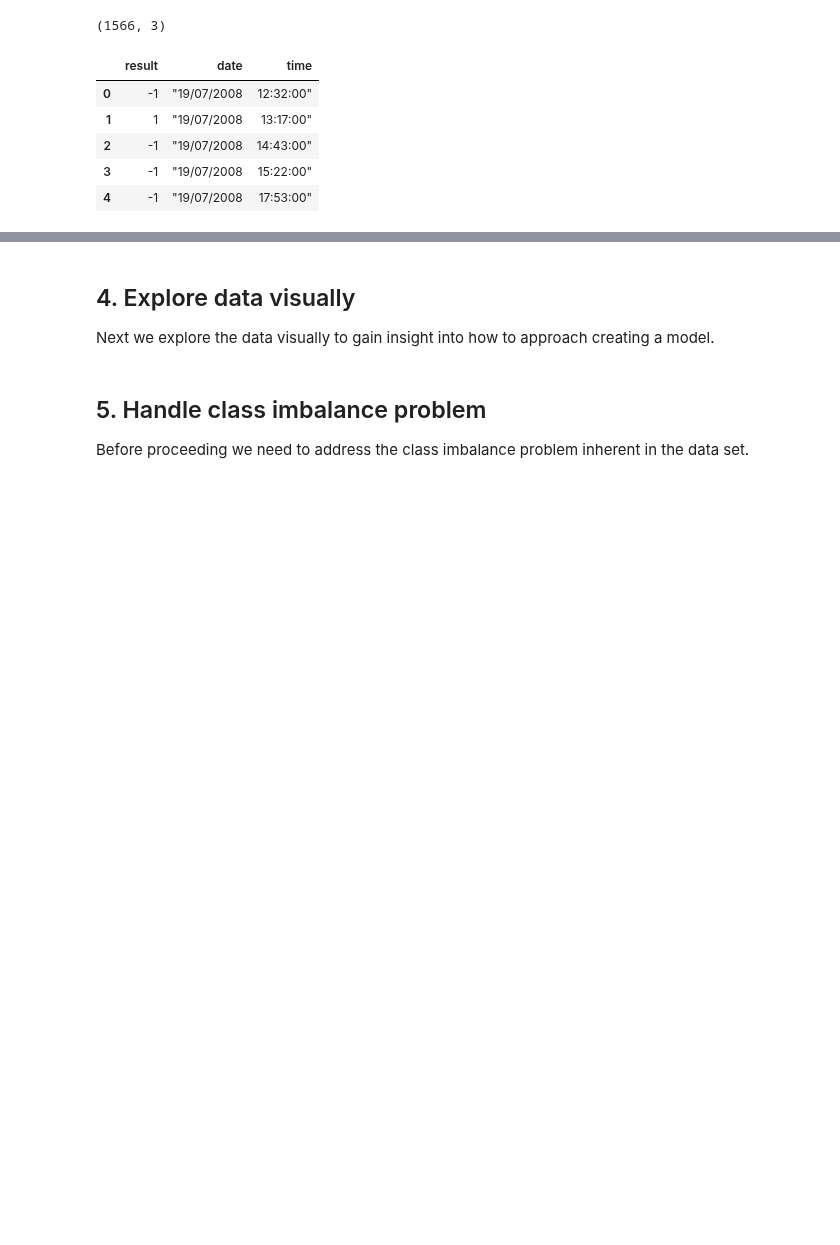
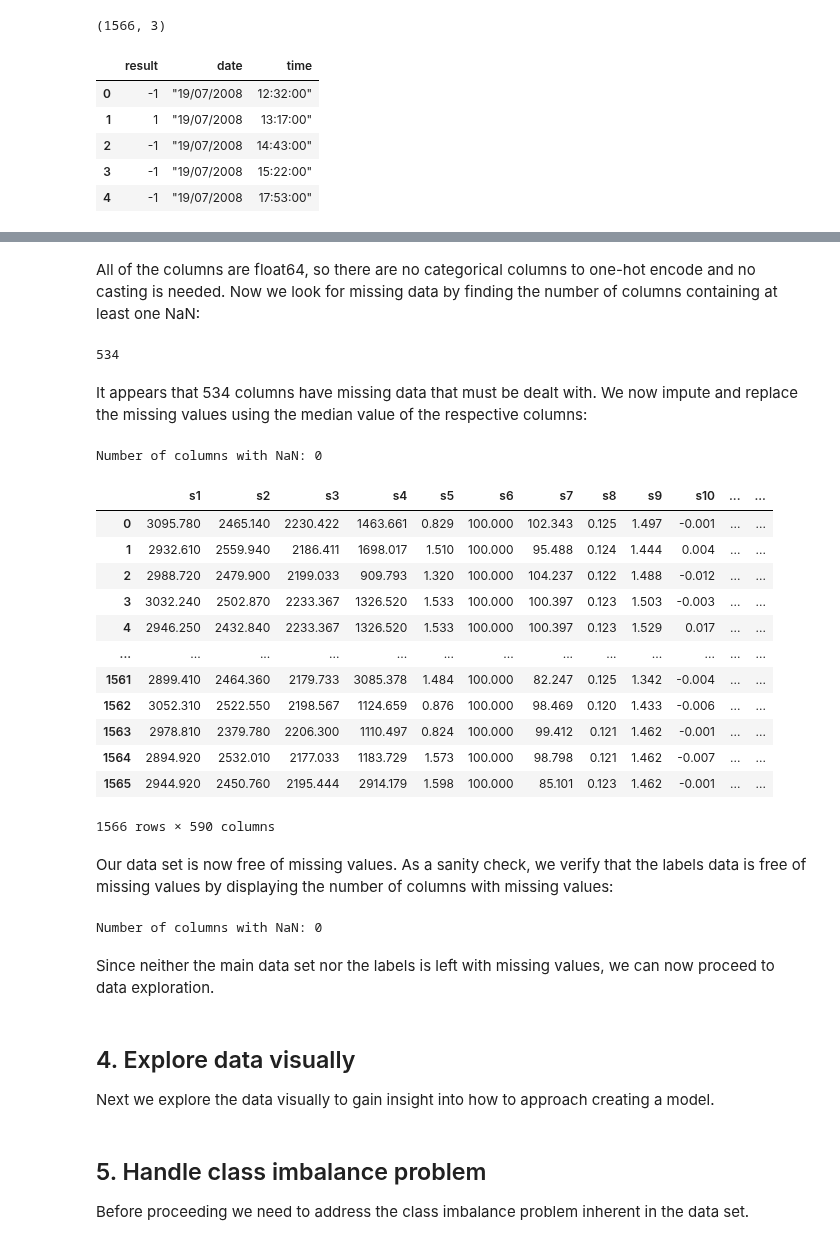
Before and after one commit to pelorenz/data-science-420, a Jupyter notebook: M01-PeterLorenz.ipynb, the cells around one changed output, grey strips where cells are left out. Cells and saved outputs as stored; diff of their text form; code cells hidden in the pictures; blank space fills up the shorter version.

Commit message:
Data cleaning

```diff
--- a/M01-PeterLorenz.ipynb
+++ b/M01-PeterLorenz.ipynb
@@ -101,3 +101,44 @@ We begin by cleaning and preparing the data.
+# %% [markdown]
+All of the columns are float64, so there are no categorical columns to one-hot encode and no casting is needed. Now we look for missing data by finding the number of columns containing at least one NaN:
+# %%
+# Display number of columns with NaN in sensor data set
+print("Number of columns with NaN:", len(sensor_data.columns[sensor_data.isna().any()]))
+# %% [output]
+534
+# %% [markdown]
+It appears that 534 columns have missing data that must be dealt with. We now impute and replace the missing values using the median value of the respective columns:
+# %%
+# Impute and replace missing values using column median
+sensor_data = sensor_data.replace('?', np.NaN).apply(lambda x: x.fillna(x.median()))
+
+# Verify imputation of missing values
+print("Number of columns with NaN:", len(sensor_data.columns[sensor_data.isna().any()]))
+sensor_data
+# %% [output]
+Number of columns with NaN: 0
+|  | s1 | s2 | s3 | s4 | s5 | s6 | s7 | s8 | s9 | s10 | ... | ... |
+| 0 | 3095.780 | 2465.140 | 2230.422 | 1463.661 | 0.829 | 100.000 | 102.343 | 0.125 | 1.497 | -0.001 | ... | ... |
+| 1 | 2932.610 | 2559.940 | 2186.411 | 1698.017 | 1.510 | 100.000 | 95.488 | 0.124 | 1.444 | 0.004 | ... | ... |
+| 2 | 2988.720 | 2479.900 | 2199.033 | 909.793 | 1.320 | 100.000 | 104.237 | 0.122 | 1.488 | -0.012 | ... | ... |
+| 3 | 3032.240 | 2502.870 | 2233.367 | 1326.520 | 1.533 | 100.000 | 100.397 | 0.123 | 1.503 | -0.003 | ... | ... |
+| 4 | 2946.250 | 2432.840 | 2233.367 | 1326.520 | 1.533 | 100.000 | 100.397 | 0.123 | 1.529 | 0.017 | ... | ... |
+| ... | ... | ... | ... | ... | ... | ... | ... | ... | ... | ... | ... | ... |
+| 1561 | 2899.410 | 2464.360 | 2179.733 | 3085.378 | 1.484 | 100.000 | 82.247 | 0.125 | 1.342 | -0.004 | ... | ... |
+| 1562 | 3052.310 | 2522.550 | 2198.567 | 1124.659 | 0.876 | 100.000 | 98.469 | 0.120 | 1.433 | -0.006 | ... | ... |
+| 1563 | 2978.810 | 2379.780 | 2206.300 | 1110.497 | 0.824 | 100.000 | 99.412 | 0.121 | 1.462 | -0.001 | ... | ... |
+| 1564 | 2894.920 | 2532.010 | 2177.033 | 1183.729 | 1.573 | 100.000 | 98.798 | 0.121 | 1.462 | -0.007 | ... | ... |
+| 1565 | 2944.920 | 2450.760 | 2195.444 | 2914.179 | 1.598 | 100.000 | 85.101 | 0.123 | 1.462 | -0.001 | ... | ... |
+1566 rows × 590 columns
+# %% [markdown]
+Our data set is now free of missing values. As a sanity check, we verify that the labels data is free of missing values by displaying the number of columns with missing values:
+# %%
+# Display number of columns with NaN in sensor labels
+print("Number of columns with NaN:",
+      len(sensor_labels_data.columns[sensor_labels_data.isna().any()]))
+# %% [output]
+Number of columns with NaN: 0
+# %% [markdown]
+Since neither the main data set nor the labels is left with missing values, we can now proceed to data exploration.
 # %% [markdown]
 ## 4. Explore data visually
 Next we explore the data visually to gain insight into how to approach creating a model.
```
Also changed, not shown: parts of 5 cells of this notebook.
